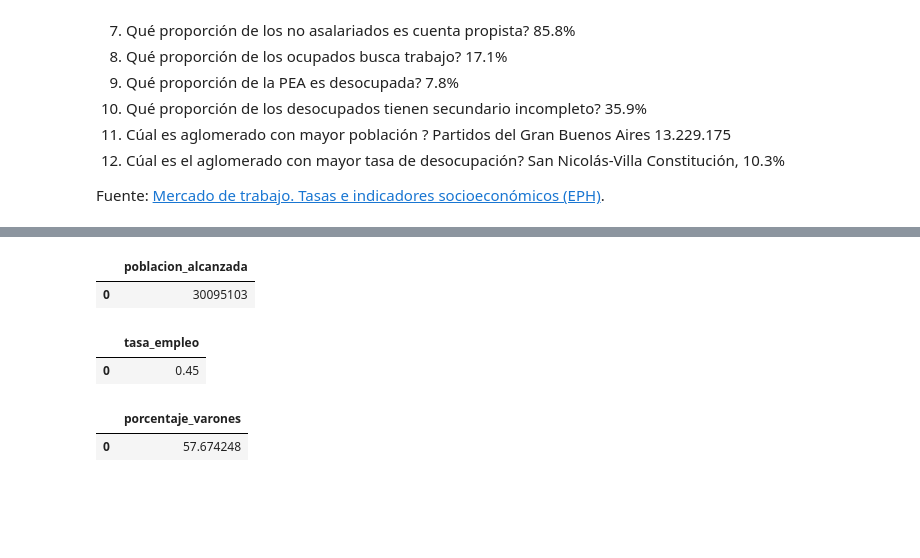
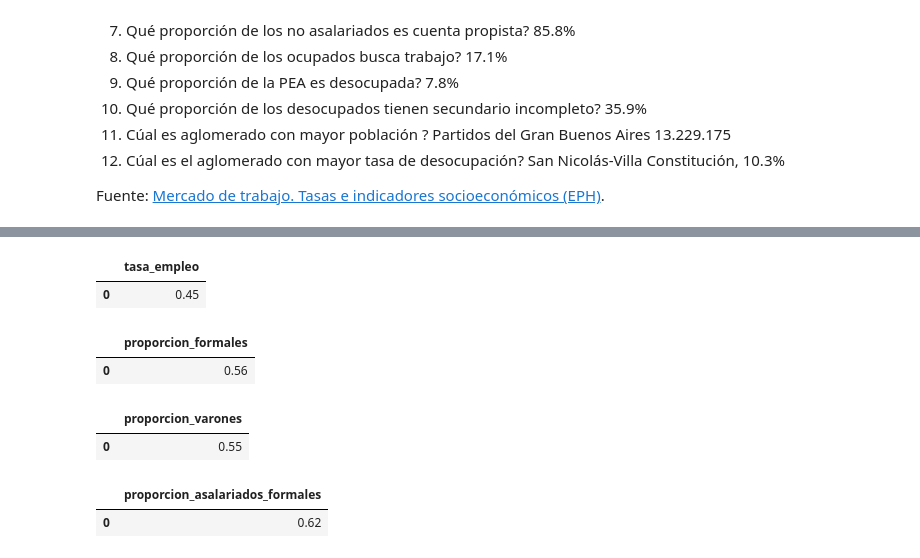
Before and after one commit to d-montenegro/eph-agente, a Jupyter notebook: notebooks/eph_1t2026_sqlite.ipynb, the cells around one changed output, grey strips where cells are left out. Cells and saved outputs as stored; diff of their text form; code cells hidden in the pictures; blank space fills up the shorter version.

```diff
--- a/notebooks/eph_1t2026_sqlite.ipynb
+++ b/notebooks/eph_1t2026_sqlite.ipynb
@@ -374,41 +386,36 @@ Fuente: [Mercado de trabajo. Tasas e indicadores socioeconómicos (EPH)](https:/
 # %%
-# Cuál es la población alcanzada?
-
-_ = ejecutar_consulta("""
-SELECT SUM(PONDERA) AS poblacion_alcanzada
-FROM individual
-""", display_result=True)
-
 # Qué proporción de la población es ocupada?
 _ = ejecutar_consulta("""
 SELECT
   SUM(CASE WHEN ESTADO = 1 THEN PONDERA END) * 1.0
     / SUM(PONDERA) AS tasa_empleo
-FROM individual
+FROM individual;
 """, display_result=True)
 # %% [output]
-|  | poblacion_alcanzada |
-| 0 | 30095103 |
+|  | tasa_empleo |
+| 0 | 0.45 |
-|  | tasa_empleo |
-| 0 | 0.45 |
+# %%
+# Qué proporción de los ocupados son formales?
+_ = ejecutar_consulta("""
+SELECT
+  SUM(CASE WHEN EMPLEO = 1 THEN PONDERA END) * 1.0
+    / SUM(PONDERA) AS proporcion_formales
+FROM individual
+WHERE ANO4 = 2026 AND TRIMESTRE = 1
+  AND ESTADO = 1;          -- solo ocupados
+""", display_result=True)
+# %% [output]
+|  | proporcion_formales |
+| 0 | 0.56 |
 # %%
-# proporción de los ocupados que busca trabajo y son varones
-
-consulta = """
+# Qué proporción de los ocupados son varones?
+_ = ejecutar_consulta("""
 SELECT
-  100.0 * SUM(CASE WHEN CH04 = 1 THEN PONDERA ELSE 0 END)
-        / SUM(PONDERA) AS porcentaje_varones
+  SUM(CASE WHEN CH04 = 1 THEN PONDERA END) * 1.0
+    / SUM(PONDERA) AS proporcion_varones
 FROM individual
-WHERE AGLOMERADO = 13       -- Gran Córdoba
-  AND ESTADO = 1            -- Ocupados
-  AND PP03J = 1;            -- Buscó otro empleo
-"""
-with sqlite3.connect(f"file:{DB_PATH}?mode=ro", uri=True) as con:
-    muestra = pd.read_sql_query(
-        consulta,
-        con,
-    )
-display(muestra)
+WHERE ESTADO = 1;          -- solo ocupados
+""", display_result=True)
 # %% [output]
-|  | porcentaje_varones |
-| 0 | 57.674248 |
+|  | proporcion_varones |
+| 0 | 0.55 |
@@ -414,0 +432,14 @@ display(muestra)
+# %%
+# Qué proporción de los asalariados es formal?
+_ = ejecutar_consulta("""
+SELECT
+  SUM(CASE WHEN EMPLEO = 1 THEN PONDERA END) * 1.0
+    / SUM(PONDERA) AS proporcion_asalariados_formales
+FROM individual
+WHERE
+  ESTADO = 1           -- ocupados
+  AND CAT_OCUP = 3;        -- asalariados
+""", display_result=True)
+# %% [output]
+|  | proporcion_asalariados_formales |
+| 0 | 0.62 |
```
Also changed, not shown: parts of 11 cells of this notebook.
